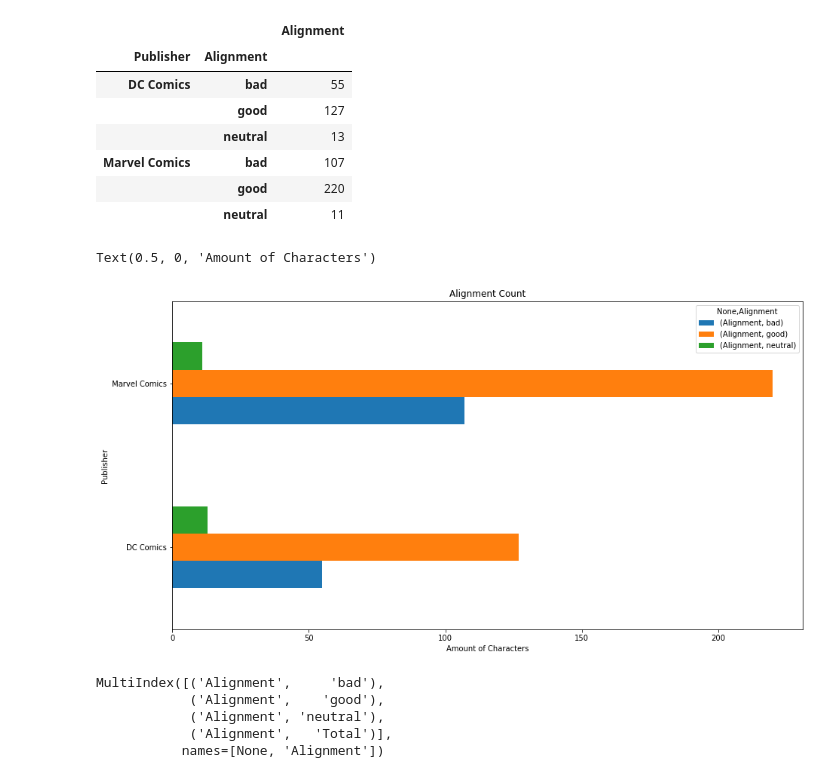
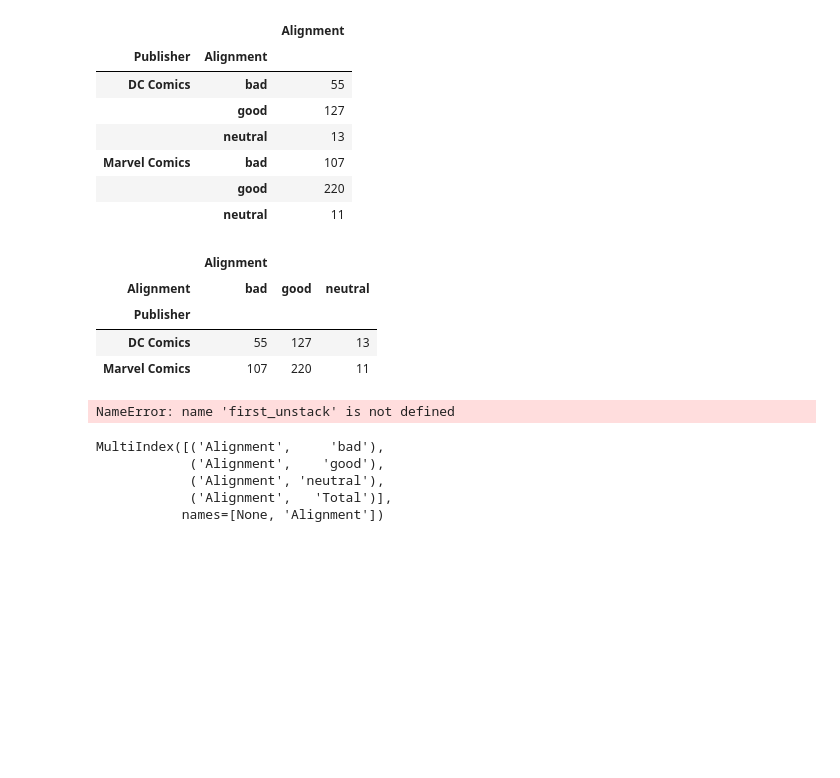
Before and after one commit to mikeyo4800/dsc-pandas-data-cleaning-lab, a Jupyter notebook: index.ipynb, the cells around one changed output. Cells and saved outputs as stored; diff of their text form; code cells hidden in the pictures; blank space fills up the shorter version.

```diff
--- a/index.ipynb
+++ b/index.ipynb
@@ -867,13 +838,19 @@ align_group
 |  | neutral | 11 |
 # %%
 first_align_unstack = align_group.unstack()
+first_align_unstack
+# %% [output]
+|  | Alignment |  |  |
+| Alignment | bad | good | neutral |
+| Publisher |  |  |  |
+| DC Comics | 55 | 127 | 13 |
+| Marvel Comics | 107 | 220 | 11 |
 # %%
-ax = first_unstack.plot(kind='barh', figsize=(15,8))
+ax = first_alunstack.plot(kind='barh', figsize=(15,8))
 ax.set_title('Alignment Count')
 ax.set_xlabel('Amount of Characters')
 # %% [output]
-Text(0.5, 0, 'Amount of Characters')
+NameError: name 'first_unstack' is not defined
-[figure, removed]
 # %%
 second_un_stack = align_group.unstack()
 # %%
```
Also changed, not shown: parts of 8 cells of this notebook.
